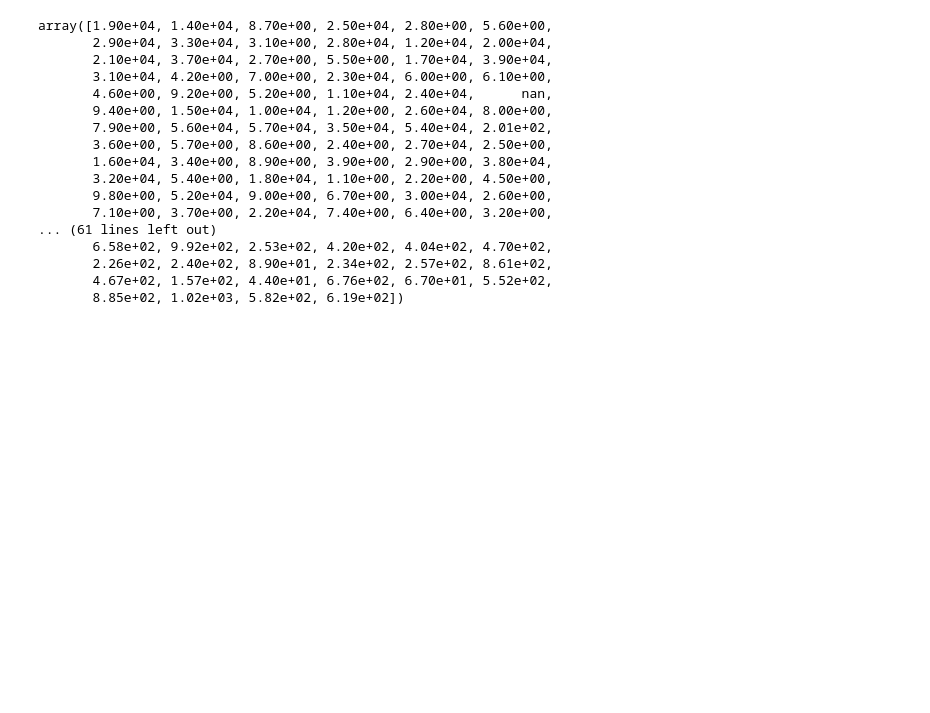
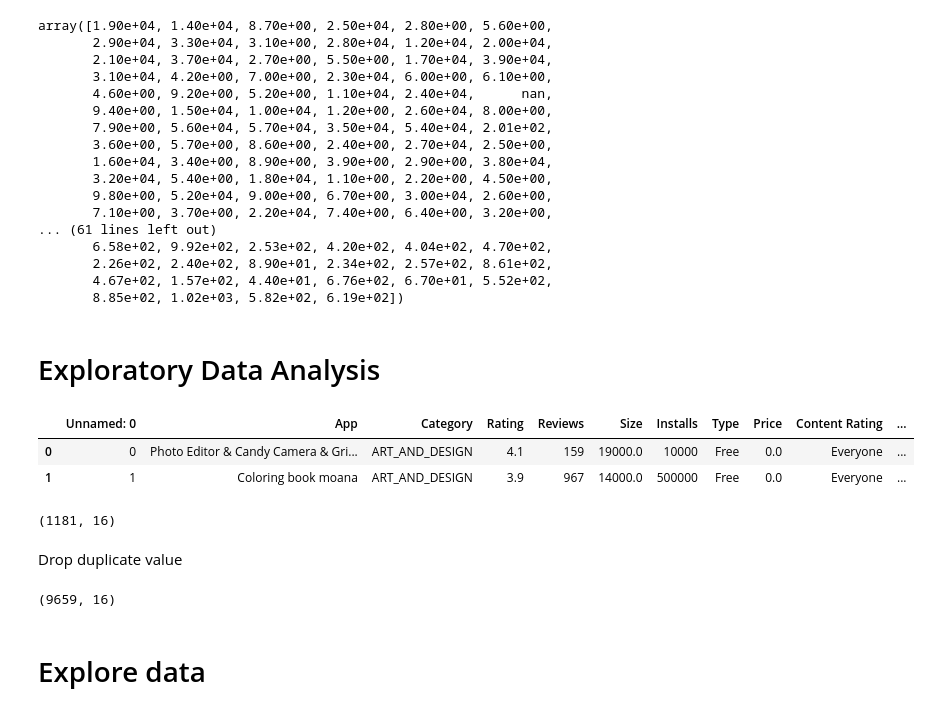
Before and after one commit to Shimul-Zahan/ML-Bootcamp, a Jupyter notebook: EDA/goole_playstore_data_with_eda.ipynb, the cells around one changed output. Cells and saved outputs as stored; diff of their text form; code cells hidden in the pictures; blank space fills up the shorter version.

```diff
--- a/EDA/goole_playstore_data_with_eda.ipynb
+++ b/EDA/goole_playstore_data_with_eda.ipynb
@@ -311,3 +311,5 @@ array([1.90e+04, 1.40e+04, 8.70e+00, 2.50e+04, 2.80e+00, 5.60e+00,
 # %%
 # save this dataset copy dataset
 data_copy.to_csv('data/google_cleaned.csv')
+# %% [markdown]
+# Exploratory Data Analysis
@@ -313,0 +318,15 @@ data_copy.to_csv('data/google_cleaned.csv')
+# %%
+dataset.head(2)
+# %% [output]
+|  | Unnamed: 0 | App | Category | Rating | Reviews | Size | Installs | Type | Price | Content Rating | ... |
+| 0 | 0 | Photo Editor & Candy Camera & Gri... | ART_AND_DESIGN | 4.1 | 159 | 19000.0 | 10000 | Free | 0.0 | Everyone | ... |
+| 1 | 1 | Coloring book moana | ART_AND_DESIGN | 3.9 | 967 | 14000.0 | 500000 | Free | 0.0 | Everyone | ... |
+# %%
+# check app value duplicate
+# np.int64(1181) (1181, 16)
+# see dupicate data
+dataset[dataset['App'].duplicated()].shape
+# %% [output]
+(1181, 16)
+# %% [markdown]
+Drop duplicate value
@@ -313,0 +335,6 @@ data_copy.to_csv('data/google_cleaned.csv')
+# %%
+dataset.shape
+# %% [output]
+(9659, 16)
+# %% [markdown]
+# Explore data
```
Also changed, not shown: parts of 7 cells of this notebook, 1 other file.
